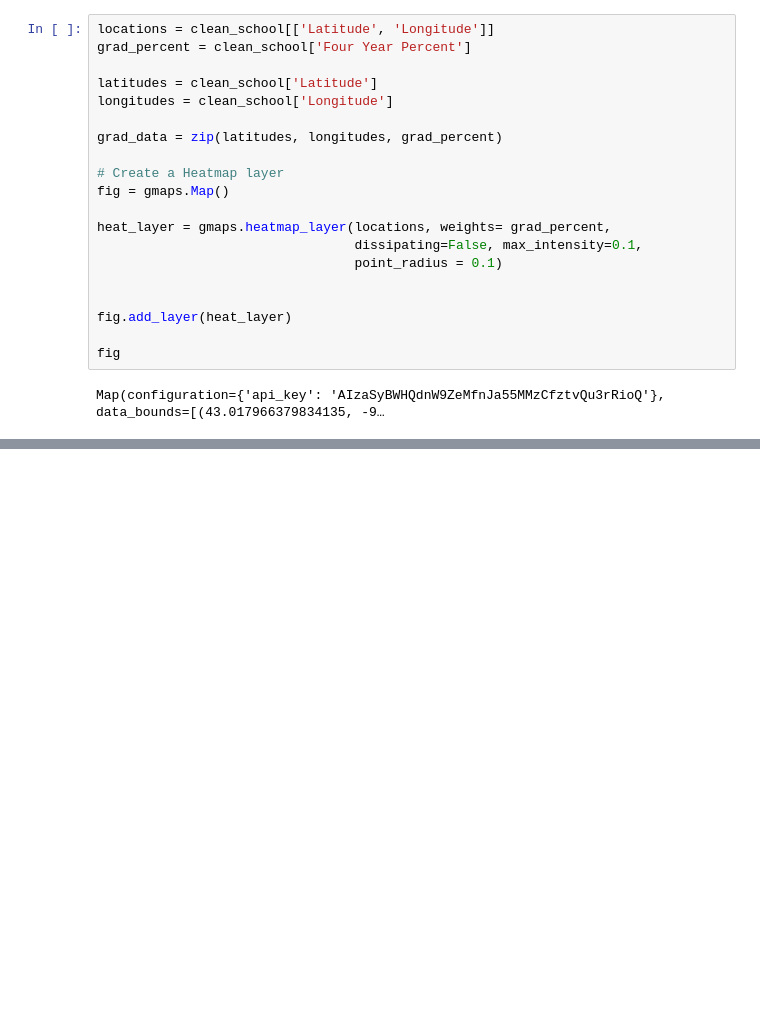
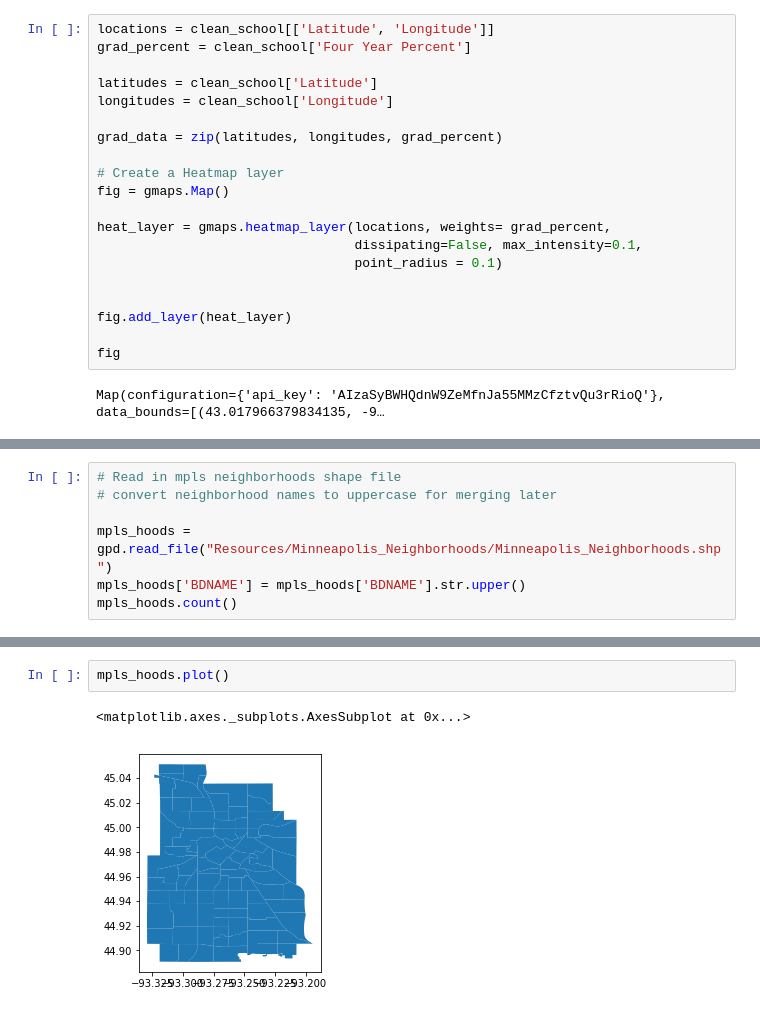
Before and after one commit to alvern/Group_Project_Grad_Rates, a Jupyter notebook: Heatmaps_Jack.ipynb, the cells around one changed output, grey strips where cells are left out. Saved outputs shown, nothing was run; the diff lists cells and outputs as text; blank space fills up the shorter version.

Commit message:
Added heatmap images in Output_Images folder. Also made geopandas plots of neighborhoods

```diff
--- a/Heatmaps_Jack.ipynb
+++ b/Heatmaps_Jack.ipynb
@@ -318,0 +353,7 @@ violent_crime.max()
+# %%
+# Read in mpls neighborhoods shape file
+# convert neighborhood names to uppercase for merging later
+
+mpls_hoods = gpd.read_file("Resources/Minneapolis_Neighborhoods/Minneapolis_Neighborhoods.shp")
+mpls_hoods['BDNAME'] = mpls_hoods['BDNAME'].str.upper()
+mpls_hoods.count()
@@ -318,0 +371,5 @@ violent_crime.max()
+# %%
+mpls_hoods.plot()
+# %% [output]
+<matplotlib.axes._subplots.AxesSubplot at 0x...>
+[figure, added]
```
Also changed, not shown: parts of 18 cells of this notebook, 12 other files.
